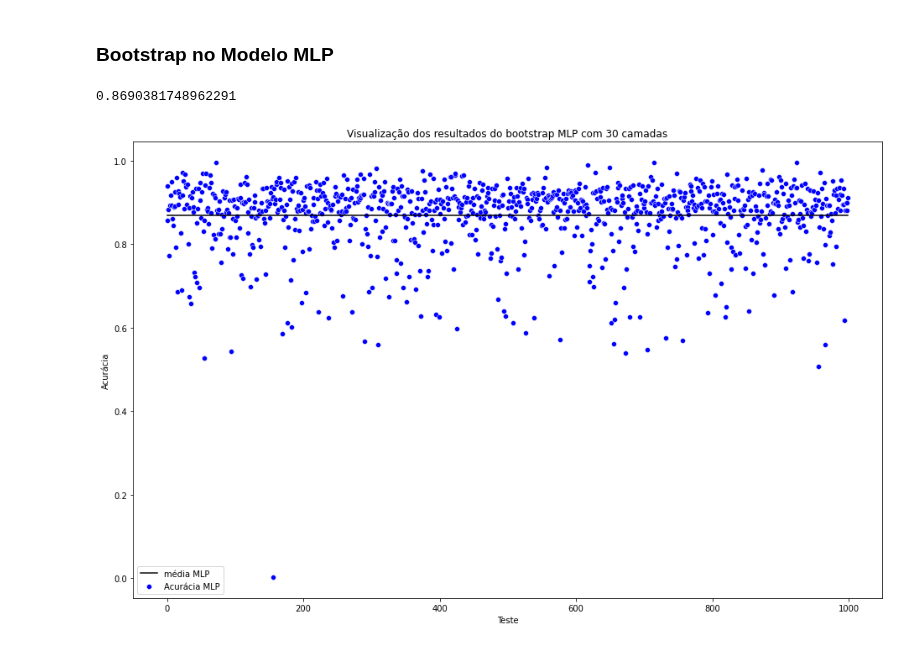
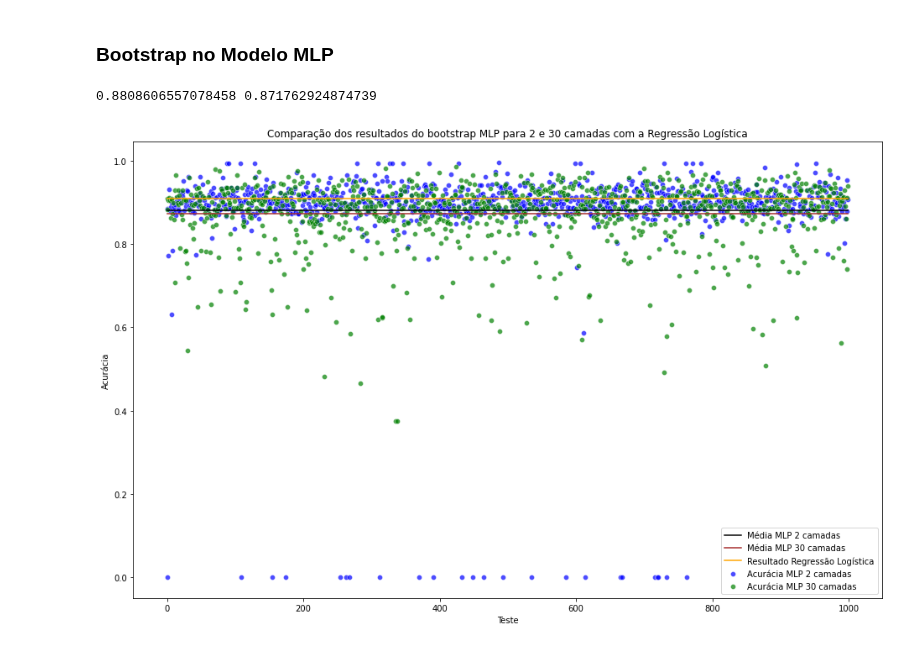
Before and after one commit to henriquemoc/Fraud-Classification, a Jupyter notebook: notebooks/classificacao.ipynb, the cells around one changed output. Saved outputs shown, nothing was run; the diff lists cells and outputs as text; code cells hidden in the pictures.

Commit message:
Update classificacao.ipynb
Mudando bootstrap

```diff
--- a/notebooks/classificacao.ipynb
+++ b/notebooks/classificacao.ipynb
@@ -368,0 +369,4 @@ plt.show()
+# %%
+y_predict = lr.predict(x_teste)
+lr_f1_score = f1_score(y_teste, y_pred_lr, average='weighted')
+print(lr_f1_score)
@@ -630,17 +638,22 @@ for i in range(iteracoes):
-# %%
-np.mean(MLP_results)
-# %% [output]
-0.8690381748962291
+# %%
+print(np.mean(MLP_results_2), np.mean(MLP_results_30))
+# %% [output]
+0.8808606557078458 0.871762924874739
 # %%
-sns.scatterplot(x=[i for i in range(1000)] , y=MLP_results, label='Acurácia MLP', color='Blue')
+sns.scatterplot(x=[i for i in range(1000)] , y=MLP_results_2, label='Acurácia MLP 2 camadas', color='Blue', alpha=0.7)
+sns.scatterplot(x=[i for i in range(1000)] , y=MLP_results_30, label='Acurácia MLP 30 camadas', color='Green', alpha=0.7)
 
 # Média
-sns.lineplot(x=[i for i in range(1000)], y=[np.mean(MLP_results) for i in range(1000)], color='Black',
-             label='média MLP')
+sns.lineplot(x=[i for i in range(1000)], y=[np.mean(MLP_results_2) for i in range(1000)], color='Black',
+             label='Média MLP 2 camadas')
+sns.lineplot(x=[i for i in range(1000)], y=[np.mean(MLP_results_30) for i in range(1000)], color='Brown',
+             label='Média MLP 30 camadas')
+sns.lineplot(x=[i for i in range(1000)], y=[lr_f1_score for i in range(1000)], color='Orange',
+             label='Resultado Regressão Logística')
 
-plt.title('Visualização dos resultados do bootstrap MLP com 30 camadas')
+plt.title('Comparação dos resultados do bootstrap MLP para 2 e 30 camadas com a Regressão Logística')
 plt.xlabel('Teste')
 plt.ylabel('Acurácia')
 plt.show()
 # %% [output]
-[figure, old version]
+[figure, new version]
```
Also changed, not shown: parts of 5 cells of this notebook.
